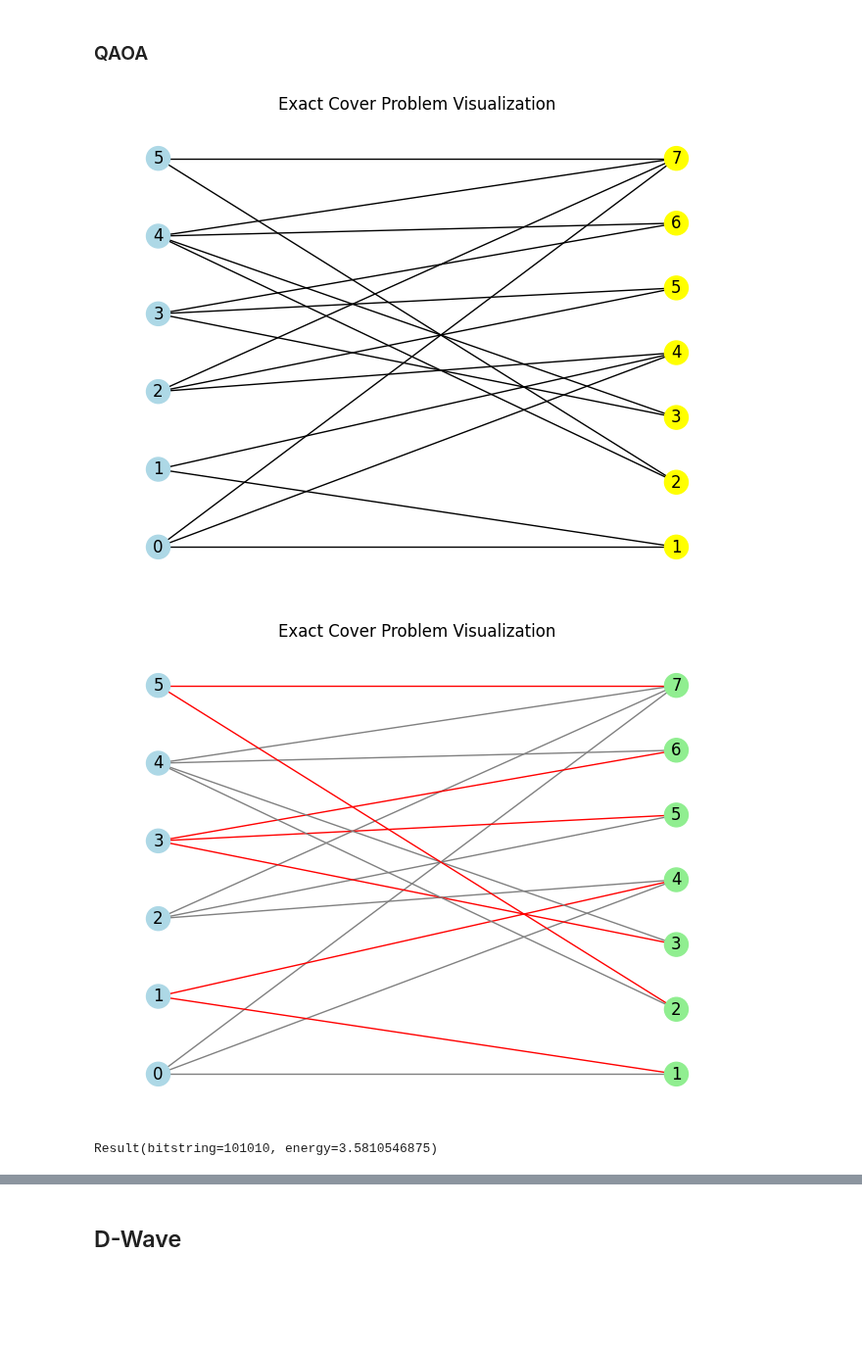
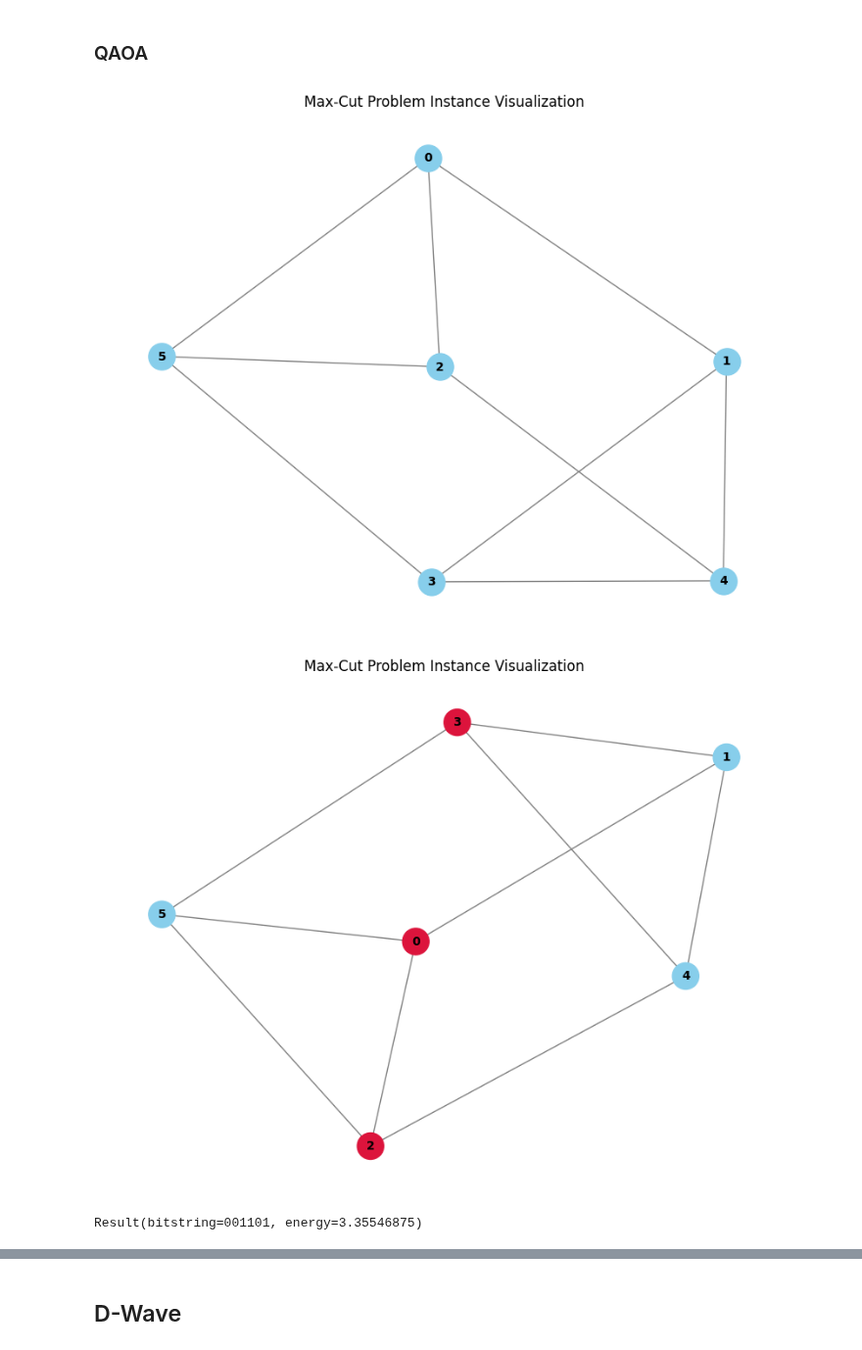
Before and after one commit to PCSS-Quantum/QLauncher, a Jupyter notebook: examples/backends_algorithms.ipynb, the cells around one changed output, grey strips where cells are left out. Shown at 98% size. Saved outputs shown, nothing was run; the diff lists cells and outputs as text; code cells hidden in the pictures; blank space fills up the shorter version.

```diff
--- a/examples/backends_algorithms.ipynb
+++ b/examples/backends_algorithms.ipynb
@@ -13,17 +20,17 @@ from quantum_launcher.problems import EC
 # %% [markdown]
 ### QAOA
 # %%
-pr = EC.from_preset("toy")
+pr = MaxCut.from_preset('default')
 pr.visualize()
 
 alg = QAOA()
-backend = QiskitBackend('local_simulator')
+backend = IBMBackend('backendv1v2',backendv1v2=FakeSherbrooke(),auto_transpile_level=0)
 
 launcher = QuantumLauncher(pr, alg, backend)
 result = launcher.run()
 pr.visualize(result.best_bitstring[::-1])
 result
 # %% [output]
-[figure, old version]
+[figure, new version]
-[figure, old version]
+[figure, new version]
-Result(bitstring=101010, energy=3.5810546875)
+Result(bitstring=001101, energy=3.35546875)
```
Also changed, not shown: parts of 2 cells of this notebook, 2 other files.
